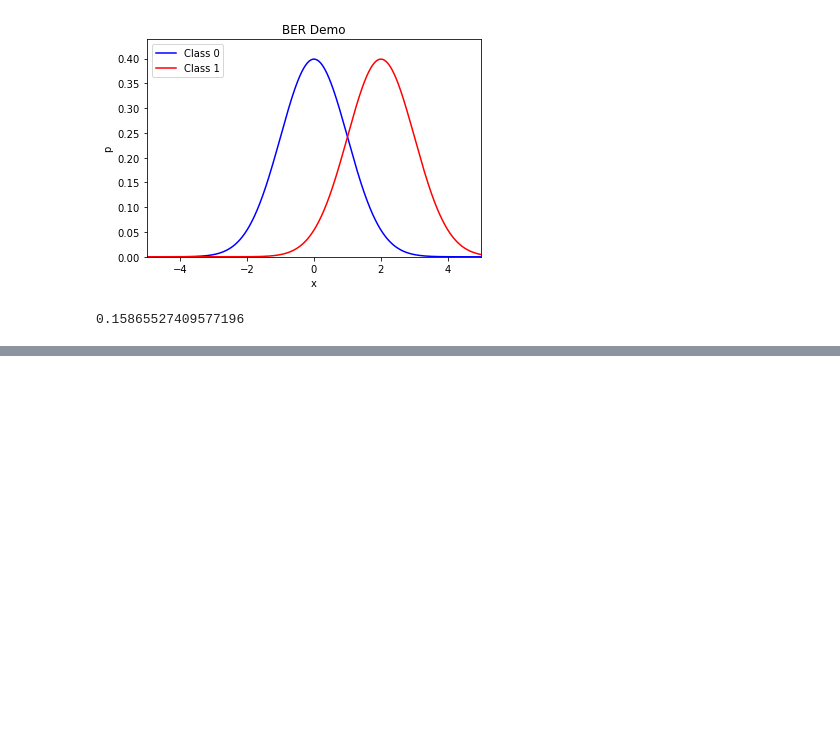
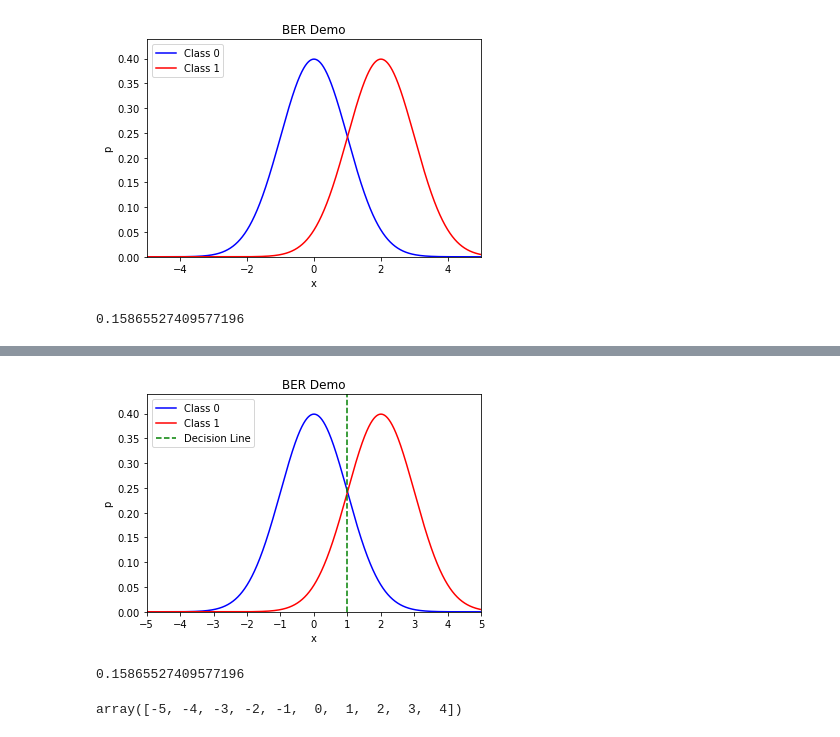
Before and after one commit to rj-may/BER_Bounds_Eval, a Jupyter notebook: plots/BER_2_norm_plt.ipynb, the cells around one changed output, grey strips where cells are left out. Drawn from its saved outputs; the diff is of its cells as text; code cells hidden in the pictures; blank space fills up the shorter version.

```diff
--- a/plots/BER_2_norm_plt.ipynb
+++ b/plots/BER_2_norm_plt.ipynb
@@ -110,0 +126,67 @@ BER
+# %%
+
+
+import numpy as np
+import matplotlib.pyplot as plt
+from scipy.stats import norm
+
+# Define the mean and standard deviation for each distribution
+mean1, std1 = 0, 1
+mean2, std2 = 2, 1
+
+# Generate x values
+
+dx = 0.001
+x = np.arange(-10, 10 + dx, dx)
+
+
+# Calculate the probability density functions for both distributions
+p1 = norm.pdf(x, mean1, std1)
+p2 = norm.pdf(x, mean2, std2)
+
+# Plot the two distributions
+plt.plot(x, p1, color='blue', label = "Class 0")
+plt.plot(x, p2, color='red',label = "Class 1")
+
+# # Fill the overlap area
+# plt.fill_between(x, np.minimum(p1, p2), color='gray', alpha=0.3)
+
+# Customize the plot
+plt.xlabel('x')
+plt.xticks(np.arange(-5,6, 1))
+plt.ylabel('p')
+plt.ylim(0, max(p1.max(), p2.max()) * 1.1)
+plt.xlim(-5, 5)
+
+
+### vertical line
+intersection_points = np.where(np.isclose(p1, p2, atol=1e-10))[0]
+# Add vertical lines at the intersection points
+for point in intersection_points:
+    plt.axvline(x=x[point], color='green', linestyle='--', label='Decision Line' if point == intersection_points[0] else "")
+
+
+# # Add arrows for axes to match the style in your image
+# plt.annotate('', xy=(4.5, 0), xytext=(x.min() - 0.5, 0),
+#              arrowprops=dict(facecolor='black', arrowstyle="->"))
+# plt.annotate('', xy=(0, p1.max() * 1.2), xytext=(0, -0.01),
+#              arrowprops=dict(facecolor='black', arrowstyle="->"))
+
+# Show the plot
+plt.title("BER Demo")
+plt.legend(loc = 'upper left')
+plt.show()
+
+
+
+min_f0_f1 = np.minimum(p1, p2)
+# Calculate BER as 0.5 * sum(min(f0, f1) * dx)
+BER =  .5  *np.nansum(min_f0_f1 * dx)
+BER
+# %% [output]
+[figure, added]
+0.15865527409577196
+# %%
+np.arange(-5, 5,1)
+# %% [output]
+array([-5, -4, -3, -2, -1,  0,  1,  2,  3,  4])
```
Also changed, not shown: parts of 3 cells of this notebook, 7 other files.
